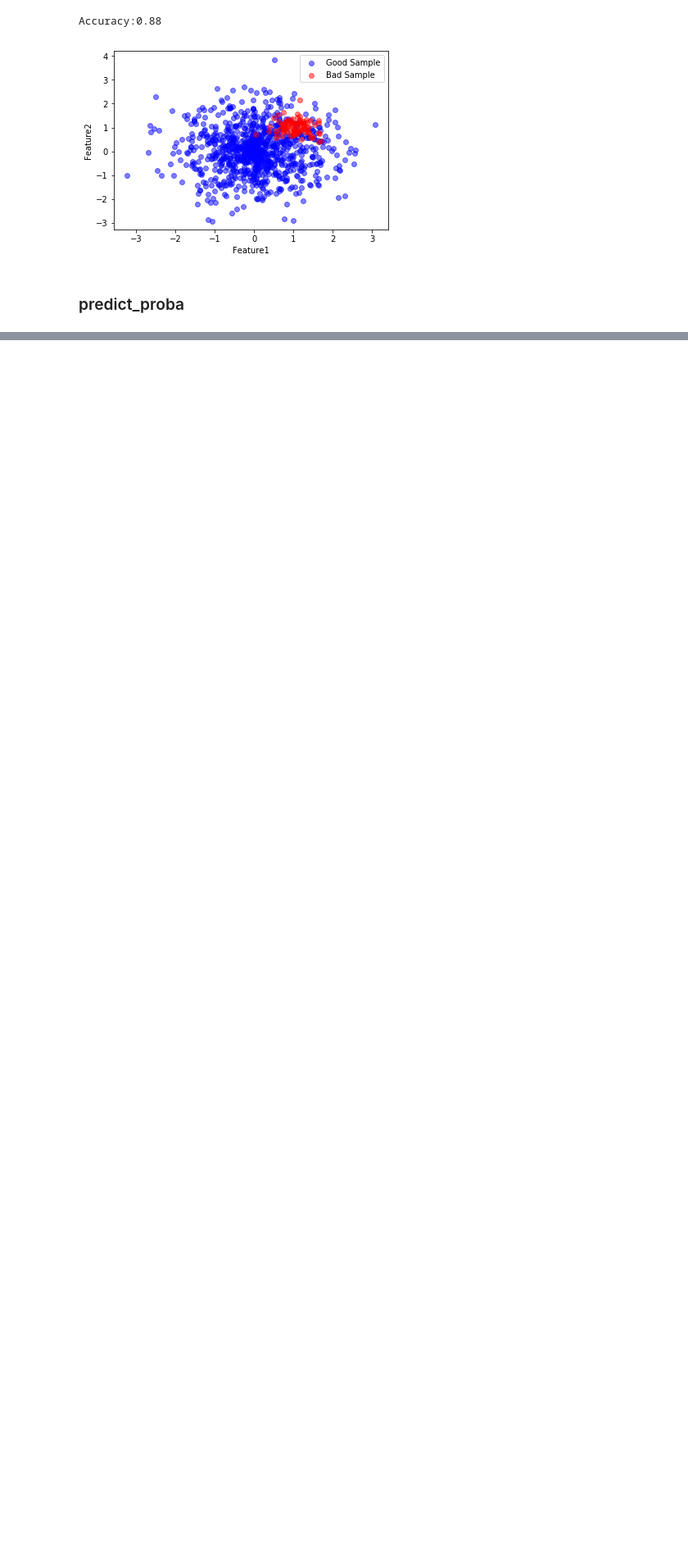
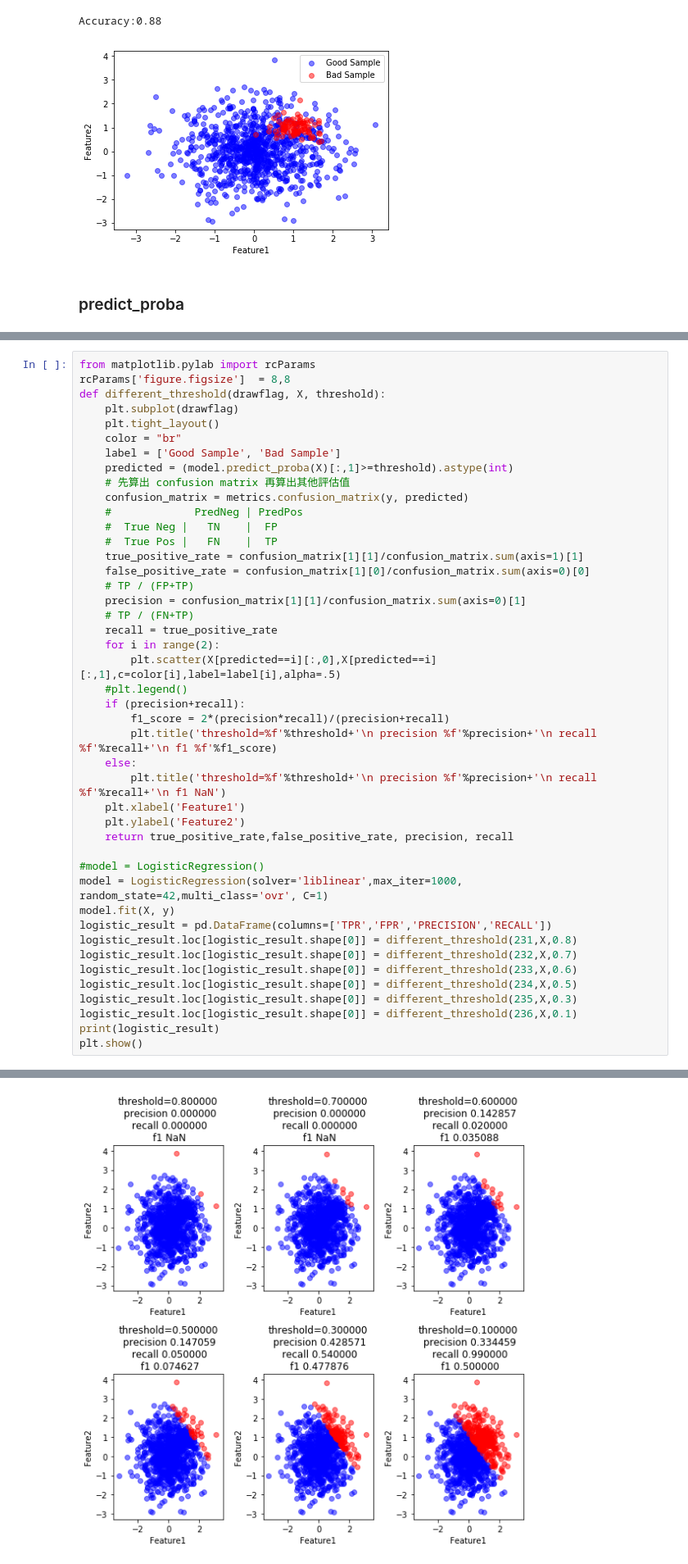
Before and after one commit to neohung/ml_note, a Jupyter notebook: lesson/ML4_Logistic_Regression.ipynb, the cells around one changed output, grey strips where cells are left out. Shown at 82% size. Cells and saved outputs as stored; diff of their text form; blank space fills up the shorter version.

```diff
--- a/lesson/ML4_Logistic_Regression.ipynb
+++ b/lesson/ML4_Logistic_Regression.ipynb
@@ -253,0 +362,45 @@ print(model.predict_proba(X))
+# %%
+from matplotlib.pylab import rcParams
+rcParams['figure.figsize']  = 8,8
+def different_threshold(drawflag, X, threshold):
+    plt.subplot(drawflag)
+    plt.tight_layout()
+    color = "br"
+    label = ['Good Sample', 'Bad Sample']
+    predicted = (model.predict_proba(X)[:,1]>=threshold).astype(int)
+    # 先算出 confusion matrix 再算出其他評估值
+    confusion_matrix = metrics.confusion_matrix(y, predicted)
+    #             PredNeg | PredPos
+    #  True Neg |   TN    |  FP
+    #  True Pos |   FN    |  TP
+    true_positive_rate = confusion_matrix[1][1]/confusion_matrix.sum(axis=1)[1]
+    false_positive_rate = confusion_matrix[1][0]/confusion_matrix.sum(axis=0)[0]
+    # TP / (FP+TP)
+    precision = confusion_matrix[1][1]/confusion_matrix.sum(axis=0)[1]
+    # TP / (FN+TP)
+    recall = true_positive_rate
+    for i in range(2):
+        plt.scatter(X[predicted==i][:,0],X[predicted==i][:,1],c=color[i],label=label[i],alpha=.5)
+    #plt.legend()
+    if (precision+recall):
+        f1_score = 2*(precision*recall)/(precision+recall)
+        plt.title('threshold=%f'%threshold+'\n precision %f'%precision+'\n recall %f'%recall+'\n f1 %f'%f1_score)
+    else:
+        plt.title('threshold=%f'%threshold+'\n precision %f'%precision+'\n recall %f'%recall+'\n f1 NaN')
+    plt.xlabel('Feature1')
+    plt.ylabel('Feature2')
+    return true_positive_rate,false_positive_rate, precision, recall
+
+#model = LogisticRegression()
+model = LogisticRegression(solver='liblinear',max_iter=1000, random_state=42,multi_class='ovr', C=1)
+model.fit(X, y)
+logistic_result = pd.DataFrame(columns=['TPR','FPR','PRECISION','RECALL'])
+logistic_result.loc[logistic_result.shape[0]] = different_threshold(231,X,0.8)
+logistic_result.loc[logistic_result.shape[0]] = different_threshold(232,X,0.7)
+logistic_result.loc[logistic_result.shape[0]] = different_threshold(233,X,0.6)
+logistic_result.loc[logistic_result.shape[0]] = different_threshold(234,X,0.5)
+logistic_result.loc[logistic_result.shape[0]] = different_threshold(235,X,0.3)
+logistic_result.loc[logistic_result.shape[0]] = different_threshold(236,X,0.1)
+print(logistic_result)
+plt.show()
+# %% [output]
@@ -253,0 +414 @@ print(model.predict_proba(X))
+[figure, added]
```
Also changed, not shown: parts of 21 cells of this notebook, 13 other files.
